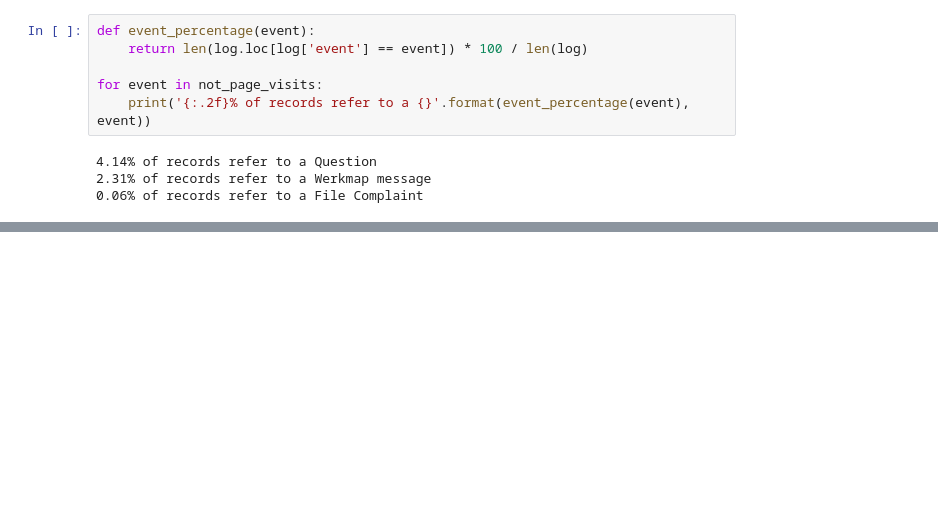
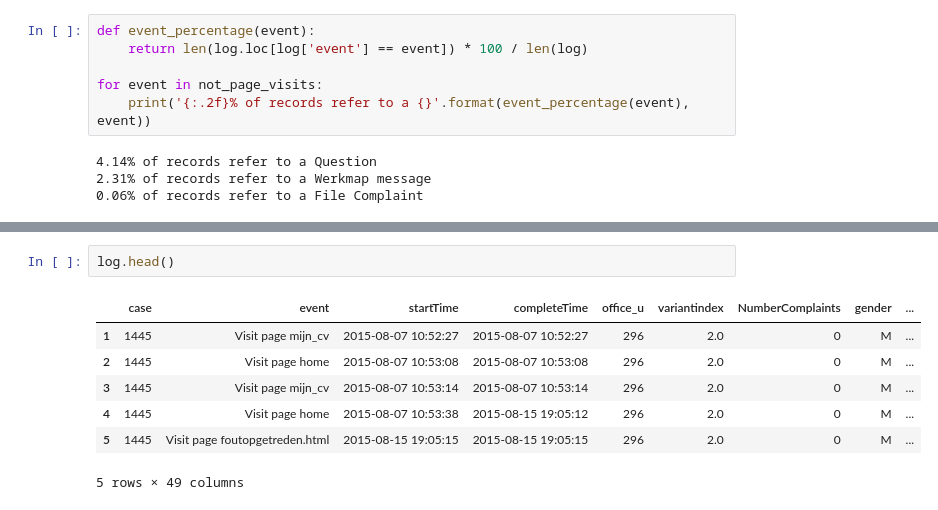
Before and after one commit to TCACastelijns/UVW, a Jupyter notebook: EDA.ipynb, the cells around one changed output, grey strips where cells are left out. Drawn from its saved outputs; the diff is of its cells as text; blank space fills up the shorter version.

```diff
--- a/EDA.ipynb
+++ b/EDA.ipynb
@@ -96,0 +121,10 @@ for event in not_page_visits:
+# %%
+log.head()
+# %% [output]
+|  | case | event | startTime | completeTime | office_u | variantindex | NumberComplaints | gender | ... |
+| 1 | 1445 | Visit page mijn_cv | 2015-08-07 10:52:27 | 2015-08-07 10:52:27 | 296 | 2.0 | 0 | M | ... |
+| 2 | 1445 | Visit page home | 2015-08-07 10:53:08 | 2015-08-07 10:53:08 | 296 | 2.0 | 0 | M | ... |
+| 3 | 1445 | Visit page mijn_cv | 2015-08-07 10:53:14 | 2015-08-07 10:53:14 | 296 | 2.0 | 0 | M | ... |
+| 4 | 1445 | Visit page home | 2015-08-07 10:53:38 | 2015-08-15 19:05:12 | 296 | 2.0 | 0 | M | ... |
+| 5 | 1445 | Visit page foutopgetreden.html | 2015-08-15 19:05:15 | 2015-08-15 19:05:15 | 296 | 2.0 | 0 | M | ... |
+5 rows × 49 columns
```
Also changed, not shown: parts of 12 cells of this notebook, 3 other files.
